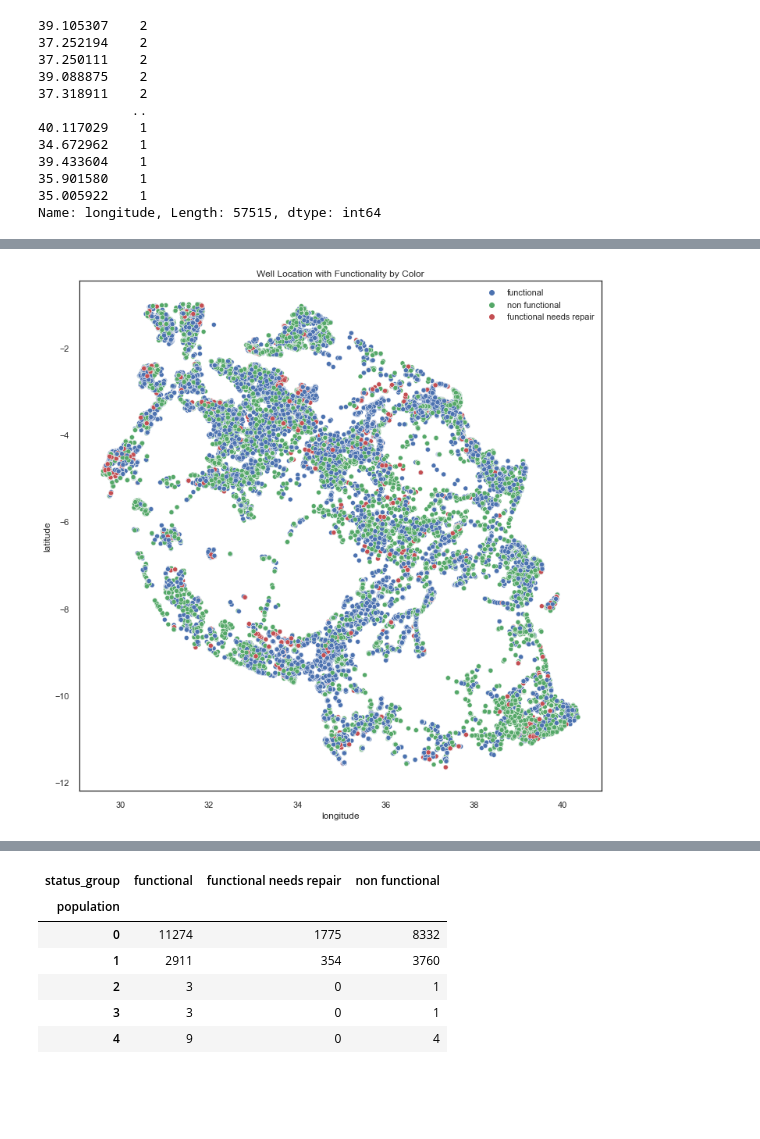
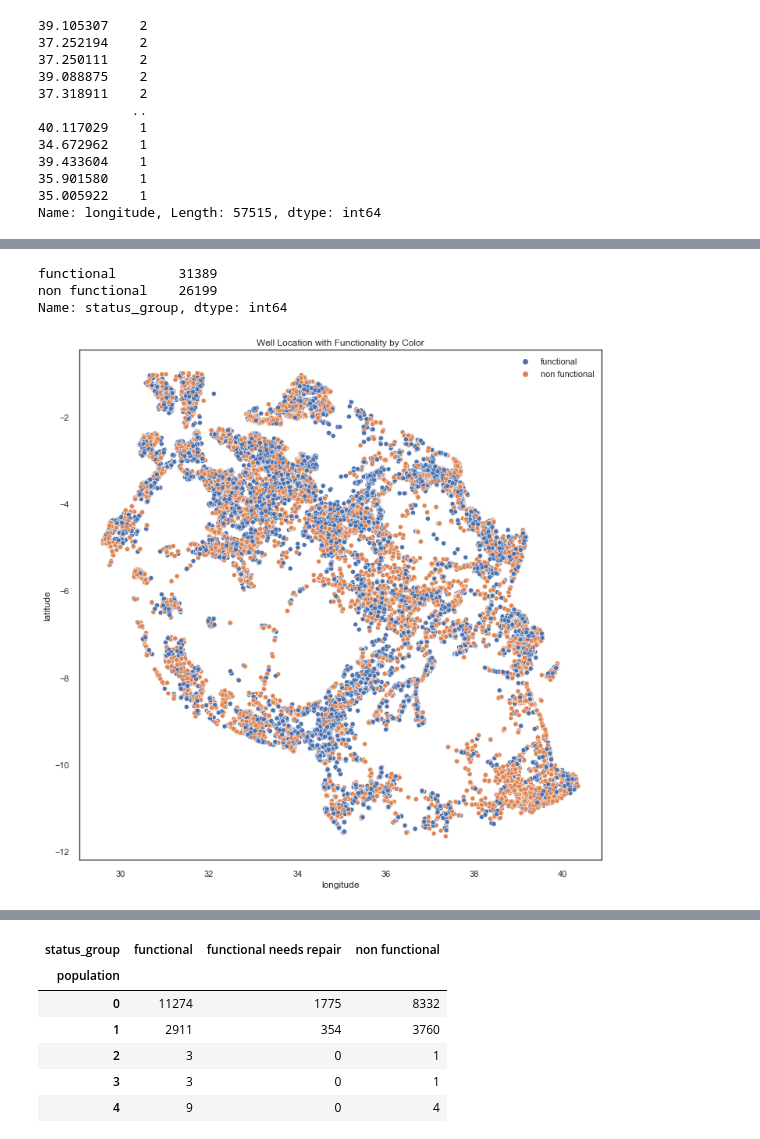
Before and after one commit to tvrjuana/tanzania-water-wells, a Jupyter notebook: eda_mackoy.ipynb, the cells around one changed output, grey strips where cells are left out. Cells and saved outputs as stored; diff of their text form; code cells hidden in the pictures; blank space fills up the shorter version.

```diff
--- a/eda_mackoy.ipynb
+++ b/eda_mackoy.ipynb
@@ -695,15 +695,3 @@ df2['longitude'].value_counts()
 35.901580    1
 35.005922    1
 Name: longitude, Length: 57515, dtype: int64
-# %%
-#Lat-Long heat map based on GPS Height w/o placeholders
-fig,ax = plt.subplots()
-plt.style.use('seaborn')
-sns.set_context('talk')
-df2.plot(kind = 'scatter',x = 'longitude', y = 'latitude', alpha = 0.2 , c = 'gps_height', cmap=plt.get_cmap('jet'), colorbar = True, vmin = 0, vmax = 2000, figsize = (20,10),ax=ax);
-ax.grid(False)
-ax.set_facecolor('White')
-ax.set_xlabel('Longitude')
-ax.set_ylabel('Latitude')
-ax.set_title('Water Wells in Tanzania');
-plt.tight_layout()
@@ -713,11 +698,21 @@ AttributeError: 'PathCollection' object has no property 'hue'
+# %%
+dfmap = df2.copy()
+
+dfmap = dfmap.replace({'functional needs repair': 'non functional'}, regex=True)
+dfmap['status_group'].value_counts()
+# %% [output]
+functional        31389
+non functional    26199
+Name: status_group, dtype: int64
 # %%
 fig, ax = plt.subplots(figsize=(12,12))
-sns.scatterplot(x='longitude', y='latitude', hue='status_group', data=df2, ax=ax)
-sns.set_theme(style='white', palette=None)
+sns.scatterplot(x='longitude', y='latitude', hue='status_group', data=dfmap, ax=ax)
+sns.set_theme(style='white')
+sns.color_palette("tab10")
 plt.title('Well Location with Functionality by Color')
 plt.legend(fancybox=True);
 # %% [output]
-[figure, old version]
+[figure, new version]
 # %%
 # Heatmap
 plt.figure(figsize=(15,20))
```
Also changed, not shown: parts of 16 cells of this notebook, 2 other files.
